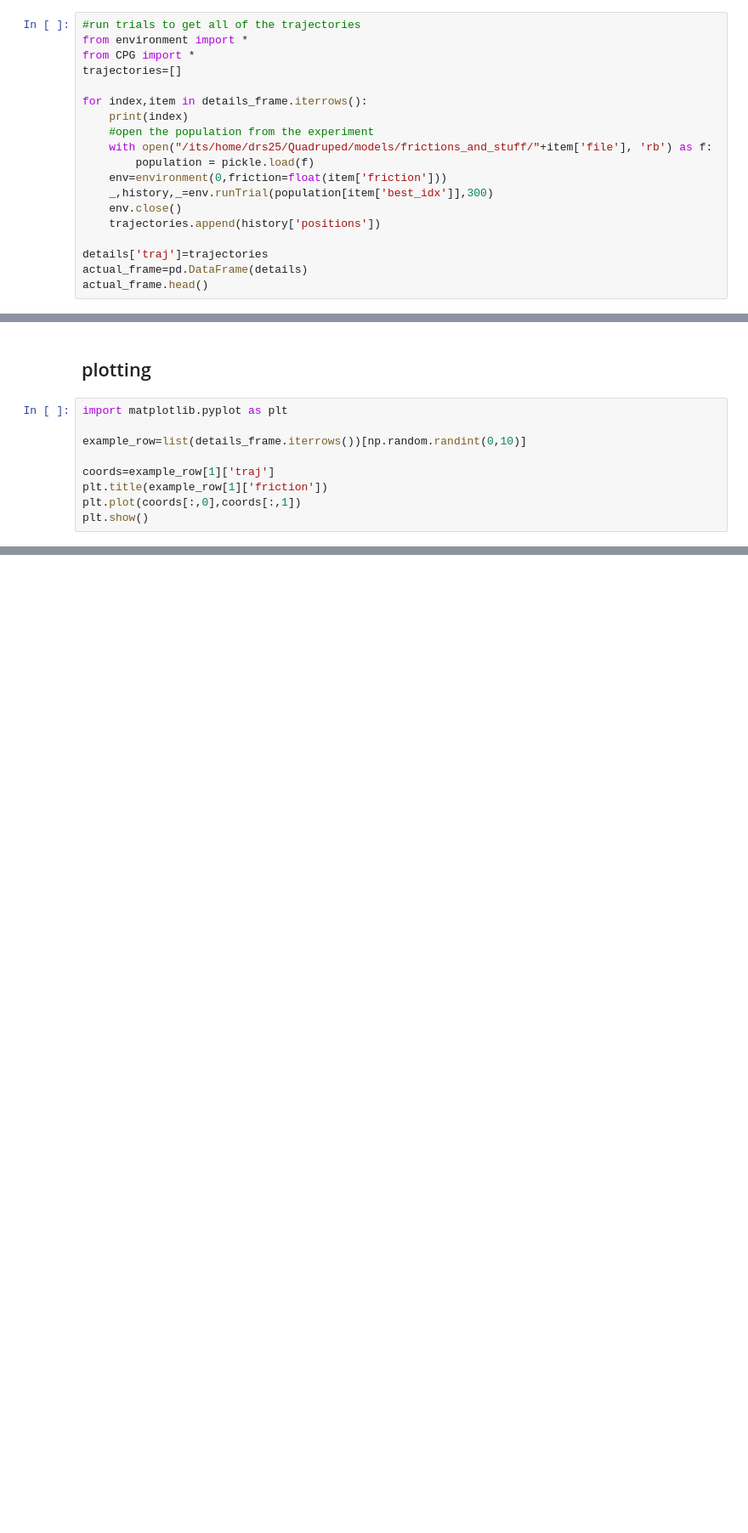
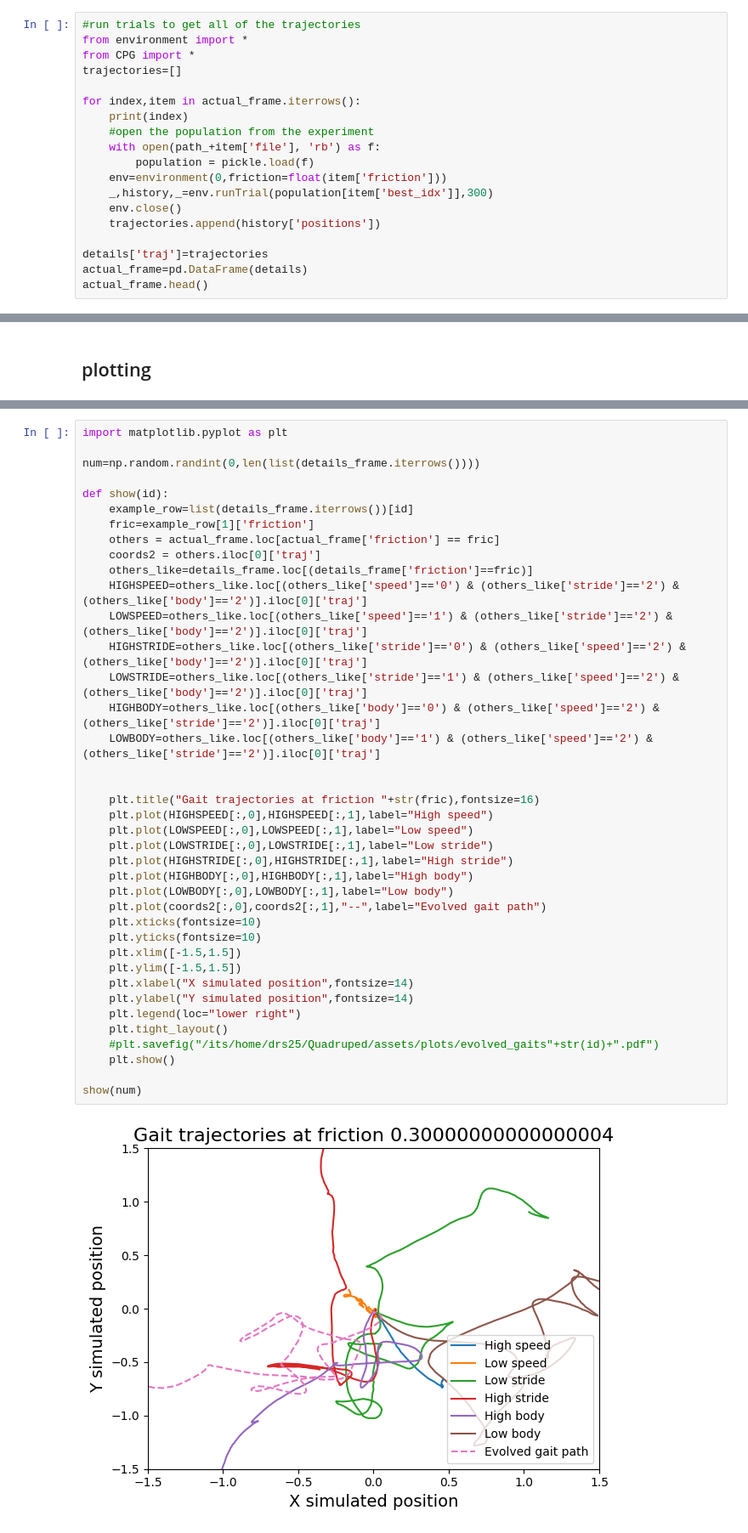
Before and after one commit to shepai/Quadruped, a Jupyter notebook: Code/GAs/gaitSelect/analysis.ipynb, the cells around one changed output, grey strips where cells are left out. Shown at 85% size. Saved outputs shown, nothing was run; the diff lists cells and outputs as text; blank space fills up the shorter version.

```diff
--- a/Code/GAs/gaitSelect/analysis.ipynb
+++ b/Code/GAs/gaitSelect/analysis.ipynb
@@ -49,10 +49,10 @@ from environment import *
 from CPG import *
 trajectories=[]
 
-for index,item in details_frame.iterrows():
+for index,item in actual_frame.iterrows():
     print(index)
     #open the population from the experiment
-    with open("/its/home/drs25/Quadruped/models/frictions_and_stuff/"+item['file'], 'rb') as f:
+    with open(path_+item['file'], 'rb') as f:
         population = pickle.load(f)
     env=environment(0,friction=float(item['friction']))
     _,history,_=env.runTrial(population[item['best_idx']],300)
@@ -100,11 +110,2 @@ details_frame.head()
 # %% [markdown]
 ## plotting
-# %%
-import matplotlib.pyplot as plt
-
-example_row=list(details_frame.iterrows())[np.random.randint(0,10)]
-
-coords=example_row[1]['traj']
-plt.title(example_row[1]['friction'])
-plt.plot(coords[:,0],coords[:,1])
-plt.show()
@@ -113,3 +112,44 @@ plt.show()
+# %%
+import matplotlib.pyplot as plt
+
+num=np.random.randint(0,len(list(details_frame.iterrows())))
+
+def show(id):
+    example_row=list(details_frame.iterrows())[id]
+    fric=example_row[1]['friction']
+    others = actual_frame.loc[actual_frame['friction'] == fric]
+    coords2 = others.iloc[0]['traj']
+    others_like=details_frame.loc[(details_frame['friction']==fric)]
+    HIGHSPEED=others_like.loc[(others_like['speed']=='0') & (others_like['stride']=='2') & (others_like['body']=='2')].iloc[0]['traj']
+    LOWSPEED=others_like.loc[(others_like['speed']=='1') & (others_like['stride']=='2') & (others_like['body']=='2')].iloc[0]['traj']
+    HIGHSTRIDE=others_like.loc[(others_like['stride']=='0') & (others_like['speed']=='2') & (others_like['body']=='2')].iloc[0]['traj']
+    LOWSTRIDE=others_like.loc[(others_like['stride']=='1') & (others_like['speed']=='2') & (others_like['body']=='2')].iloc[0]['traj']
+    HIGHBODY=others_like.loc[(others_like['body']=='0') & (others_like['speed']=='2') & (others_like['stride']=='2')].iloc[0]['traj']
+    LOWBODY=others_like.loc[(others_like['body']=='1') & (others_like['speed']=='2') & (others_like['stride']=='2')].iloc[0]['traj']
+
+
+    plt.title("Gait trajectories at friction "+str(fric),fontsize=16)
+    plt.plot(HIGHSPEED[:,0],HIGHSPEED[:,1],label="High speed")
+    plt.plot(LOWSPEED[:,0],LOWSPEED[:,1],label="Low speed")
+    plt.plot(LOWSTRIDE[:,0],LOWSTRIDE[:,1],label="Low stride")
+    plt.plot(HIGHSTRIDE[:,0],HIGHSTRIDE[:,1],label="High stride")
+    plt.plot(HIGHBODY[:,0],HIGHBODY[:,1],label="High body")
+    plt.plot(LOWBODY[:,0],LOWBODY[:,1],label="Low body")
+    plt.plot(coords2[:,0],coords2[:,1],"--",label="Evolved gait path")
+    plt.xticks(fontsize=10)
+    plt.yticks(fontsize=10)
+    plt.xlim([-1.5,1.5])
+    plt.ylim([-1.5,1.5])
+    plt.xlabel("X simulated position",fontsize=14)
+    plt.ylabel("Y simulated position",fontsize=14)
+    plt.legend(loc="lower right")
+    plt.tight_layout()
+    #plt.savefig("/its/home/drs25/Quadruped/assets/plots/evolved_gaits"+str(id)+".pdf")
+    plt.show()
+
+show(num)
+# %% [output]
+[figure, added]
 # %%
 details_frame.loc[(details_frame['friction']=='0.25')]
 # %% [output]
```
Also changed, not shown: parts of 6 cells of this notebook.
